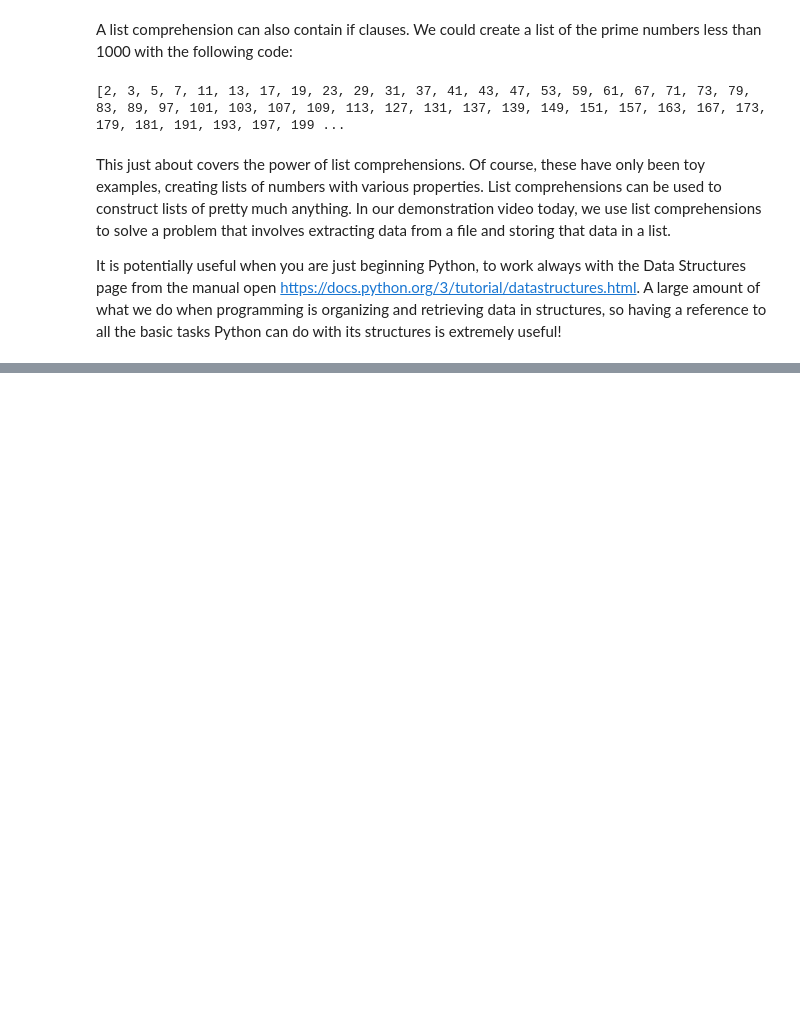
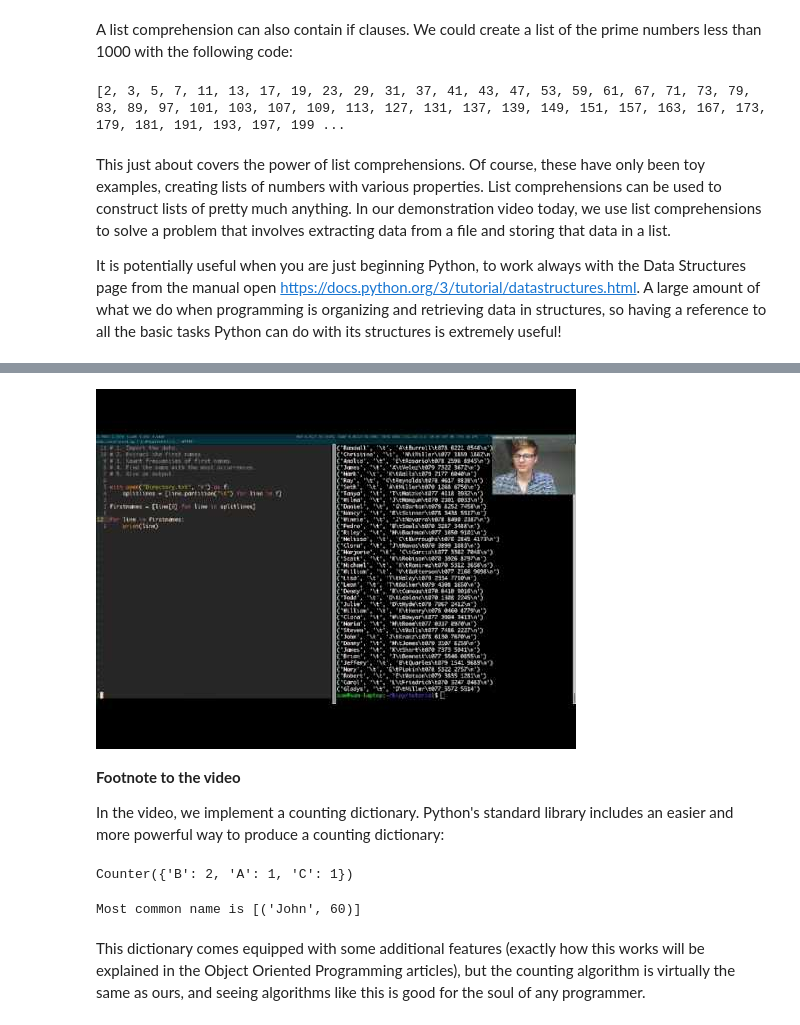
Before and after one commit to HiPyLiv/HiPyProject, a Jupyter notebook: datastructures.ipynb, the cells around one changed output, grey strips where cells are left out. Saved outputs shown, nothing was run; the diff lists cells and outputs as text; code cells hidden in the pictures; blank space fills up the shorter version.

Commit message:
Started work on some more articles

```diff
--- a/datastructures.ipynb
+++ b/datastructures.ipynb
@@ -301,0 +312,29 @@ It is potentially useful when you are just beginning Python, to work always with
+# %%
+from IPython.display import YouTubeVideo
+YouTubeVideo("TXiTmmlKmKY")
+# %% [output]
+[figure, added]
+# %% [markdown]
+<b>Footnote to the video</b>
+
+In the video, we implement a counting dictionary. Python's standard library includes an easier and more powerful way to produce a counting dictionary:
+# %%
+from collections import Counter
+
+a_list = ['A', 'B', 'B', 'C']
+count = Counter(a_list)
+print(count)
+# %% [output]
+Counter({'B': 2, 'A': 1, 'C': 1})
+# %%
+# Hence the same problem from the video can be solved like this:
+
+with open("Directory.txt") as f:
+    namecount = Counter([line.partition("\t")[0] for line in f])
+
+print("Most common name is", namecount.most_common(1))
+# dictionaries provided by Counter come with a function called most_common
+# %% [output]
+Most common name is [('John', 60)]
+# %% [markdown]
+This dictionary comes equipped with some additional features (exactly how this works will be explained in the Object Oriented Programming articles), but the counting algorithm is virtually the same as ours, and seeing algorithms like this is good for the soul of any programmer.
```
Also changed, not shown: parts of 12 cells of this notebook, 3 other files.
